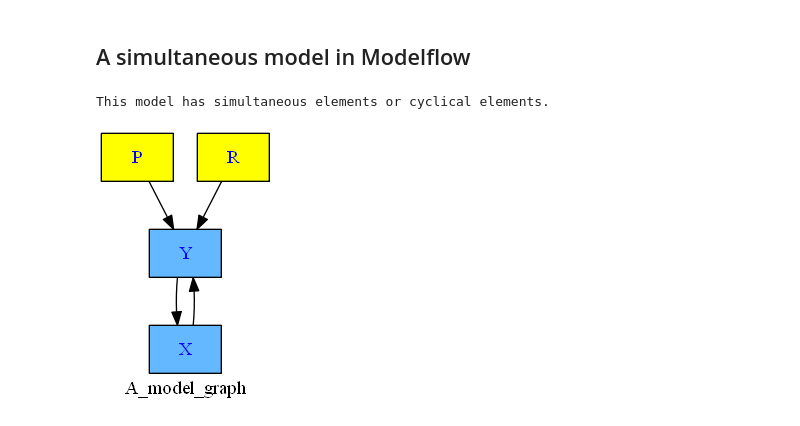
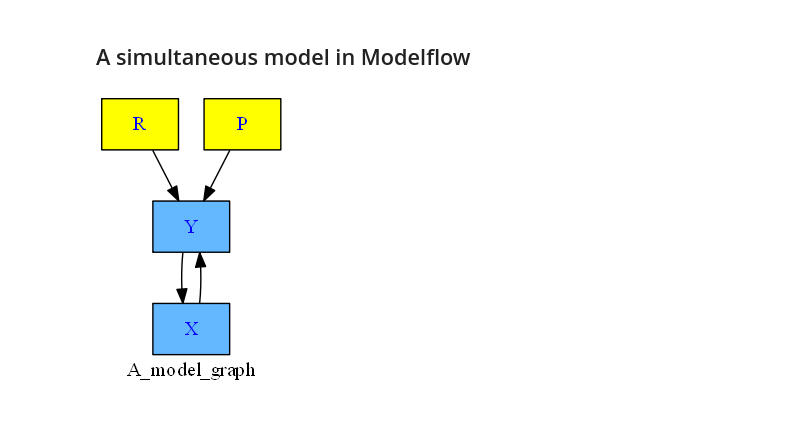
Before and after one commit to IbHansen/Modelflow2, a Jupyter notebook: modelflow/doc/modelflow-gauss.ipynb, the cells around one changed output. Drawn from its saved outputs; the diff is of its cells as text; code cells hidden in the pictures.

```diff
--- a/modelflow/doc/modelflow-gauss.ipynb
+++ b/modelflow/doc/modelflow-gauss.ipynb
@@ -107,13 +103,11 @@ fx = '''
 FRML <Z> y  = 1-r*x +p*x**2 $
 FRML xx  x  = y $
 '''
-mx = ms.newmodel(fx,name='A simultanelus model')
+mx = mc.model(fx,name='A simultanelus model')
-# %% [output]
-This model has simultaneous elements or cyclical elements.
 # %%
-mx.drawmodel()
+mx.drawmodel(size=(1,1))
 # %% [output]
-[figure, old version]
+[figure, new version]
 # %%
 df = pd.DataFrame({'X' : [0.2,0.2] , 'Y' :[0.,0.] , 'R':[1.,0.4] , 'P':[0.,0.4]})
 df
```
Also changed, not shown: parts of 7 cells of this notebook, 7 other files.
